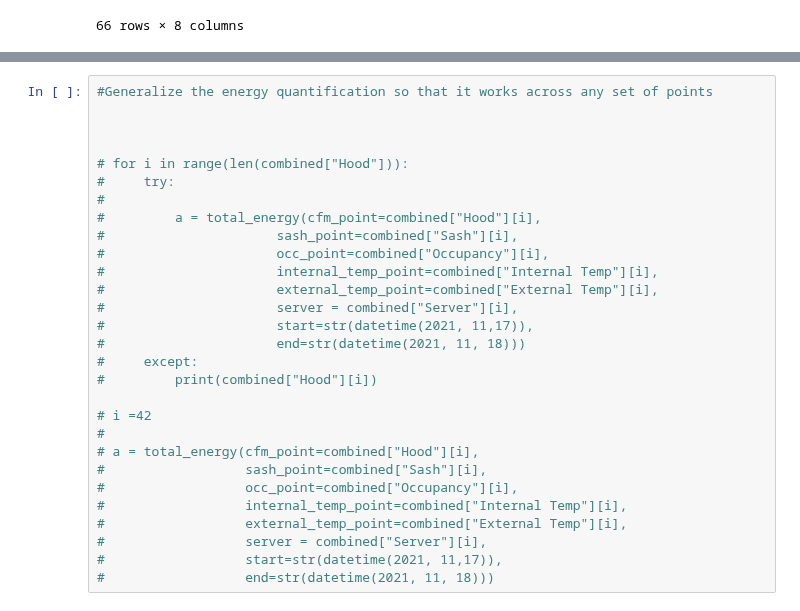
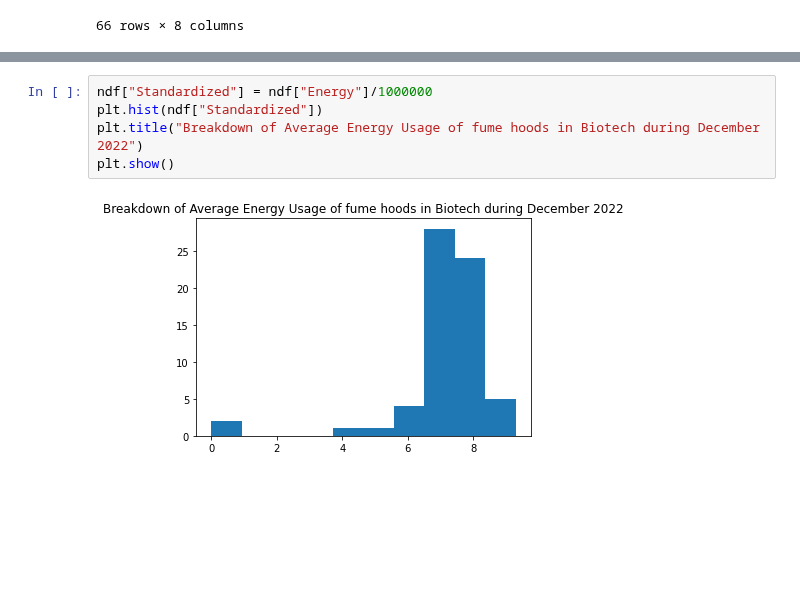
Before and after one commit to thereidfleish/fume-hood-dashboard, a Jupyter notebook: biotech_exploration.ipynb, the cells around one changed output, grey strips where cells are left out. Saved outputs shown, nothing was run; the diff lists cells and outputs as text; blank space fills up the shorter version.

```diff
--- a/biotech_exploration.ipynb
+++ b/biotech_exploration.ipynb
@@ -414,29 +415,7 @@ display(ndf)
-# %%
-#Generalize the energy quantification so that it works across any set of points
-
-
-
-# for i in range(len(combined["Hood"])):
-#     try:
-#
-#         a = total_energy(cfm_point=combined["Hood"][i],
-#                      sash_point=combined["Sash"][i],
-#                      occ_point=combined["Occupancy"][i],
-#                      internal_temp_point=combined["Internal Temp"][i],
-#                      external_temp_point=combined["External Temp"][i],
-#                      server = combined["Server"][i],
-#                      start=str(datetime(2021, 11,17)),
-#                      end=str(datetime(2021, 11, 18)))
-#     except:
-#         print(combined["Hood"][i])
-
-# i =42
-#
-# a = total_energy(cfm_point=combined["Hood"][i],
-#                  sash_point=combined["Sash"][i],
-#                  occ_point=combined["Occupancy"][i],
-#                  internal_temp_point=combined["Internal Temp"][i],
-#                  external_temp_point=combined["External Temp"][i],
-#                  server = combined["Server"][i],
-#                  start=str(datetime(2021, 11,17)),
-#                  end=str(datetime(2021, 11, 18)))
+# %%
+ndf["Standardized"] = ndf["Energy"]/1000000
+plt.hist(ndf["Standardized"])
+plt.title("Breakdown of Average Energy Usage of fume hoods in Biotech during December 2022")
+plt.show()
+# %% [output]
+[figure, added]
```
Also changed, not shown: parts of 7 cells of this notebook.
